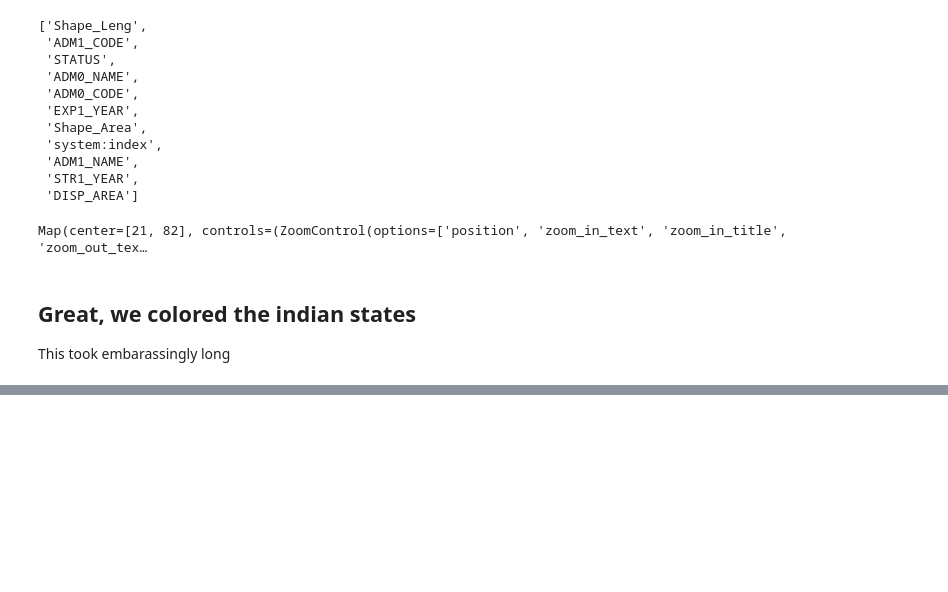
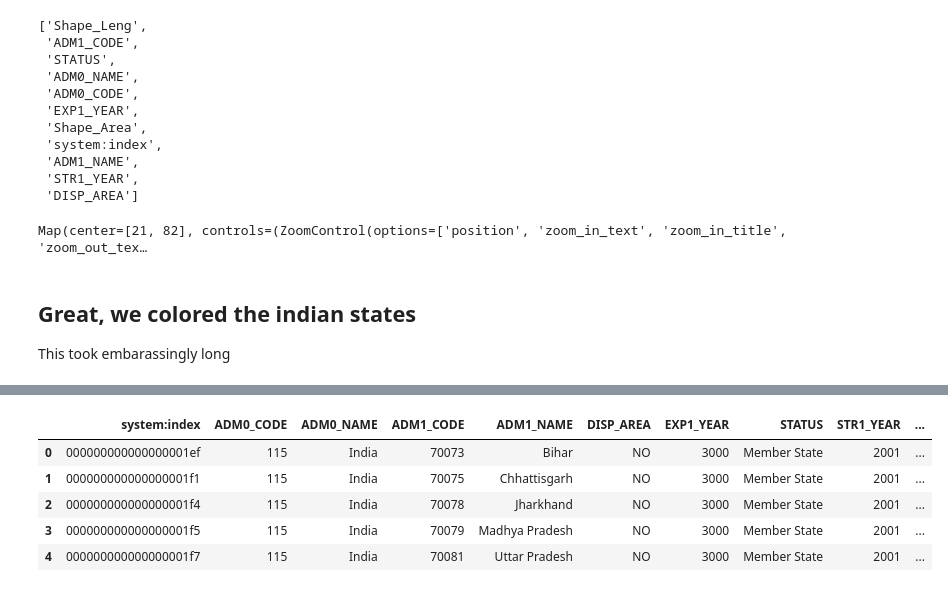
Before and after one commit to bestboybest/LearningPython, a Jupyter notebook: 4) Geopandas + Rasterio Projects/01) IndiaAnalysis/IndiaAnalysis.ipynb, the cells around one changed output, grey strips where cells are left out. Saved outputs shown, nothing was run; the diff lists cells and outputs as text; code cells hidden in the pictures; blank space fills up the shorter version.

```diff
--- a/4) Geopandas + Rasterio Projects/01) IndiaAnalysis/IndiaAnalysis.ipynb
+++ b/4) Geopandas + Rasterio Projects/01) IndiaAnalysis/IndiaAnalysis.ipynb
@@ -59,0 +122,10 @@ This took embarassingly long
+# %%
+dfTest = pd.read_csv("./DataCsv/ndvi_states_2020.csv")
+dfTest.head()
+# %% [output]
+|  | system:index | ADM0_CODE | ADM0_NAME | ADM1_CODE | ADM1_NAME | DISP_AREA | EXP1_YEAR | STATUS | STR1_YEAR | ... |
+| 0 | 000000000000000001ef | 115 | India | 70073 | Bihar | NO | 3000 | Member State | 2001 | ... |
+| 1 | 000000000000000001f1 | 115 | India | 70075 | Chhattisgarh | NO | 3000 | Member State | 2001 | ... |
+| 2 | 000000000000000001f4 | 115 | India | 70078 | Jharkhand | NO | 3000 | Member State | 2001 | ... |
+| 3 | 000000000000000001f5 | 115 | India | 70079 | Madhya Pradesh | NO | 3000 | Member State | 2001 | ... |
+| 4 | 000000000000000001f7 | 115 | India | 70081 | Uttar Pradesh | NO | 3000 | Member State | 2001 | ... |
```
Also changed, not shown: parts of 19 cells of this notebook, 6 other files.
